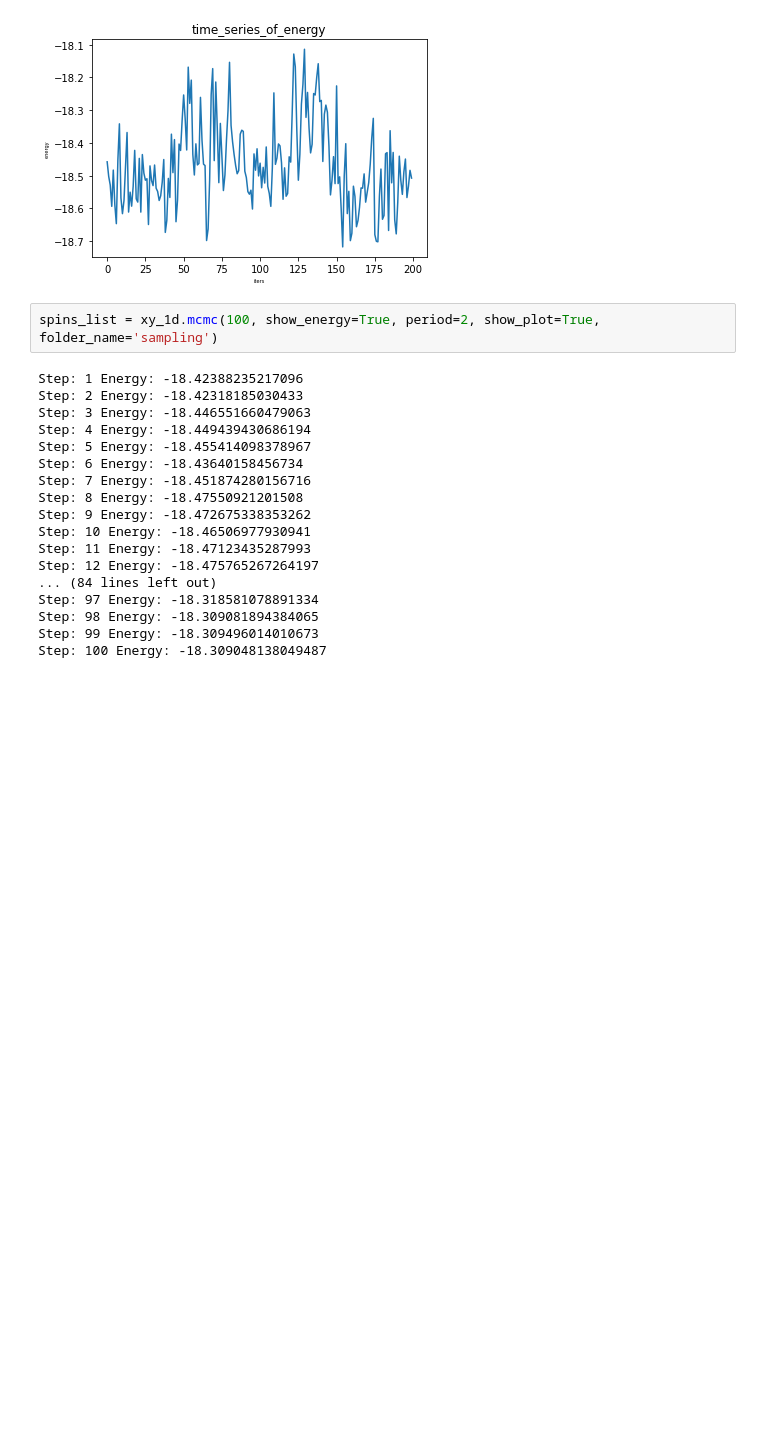
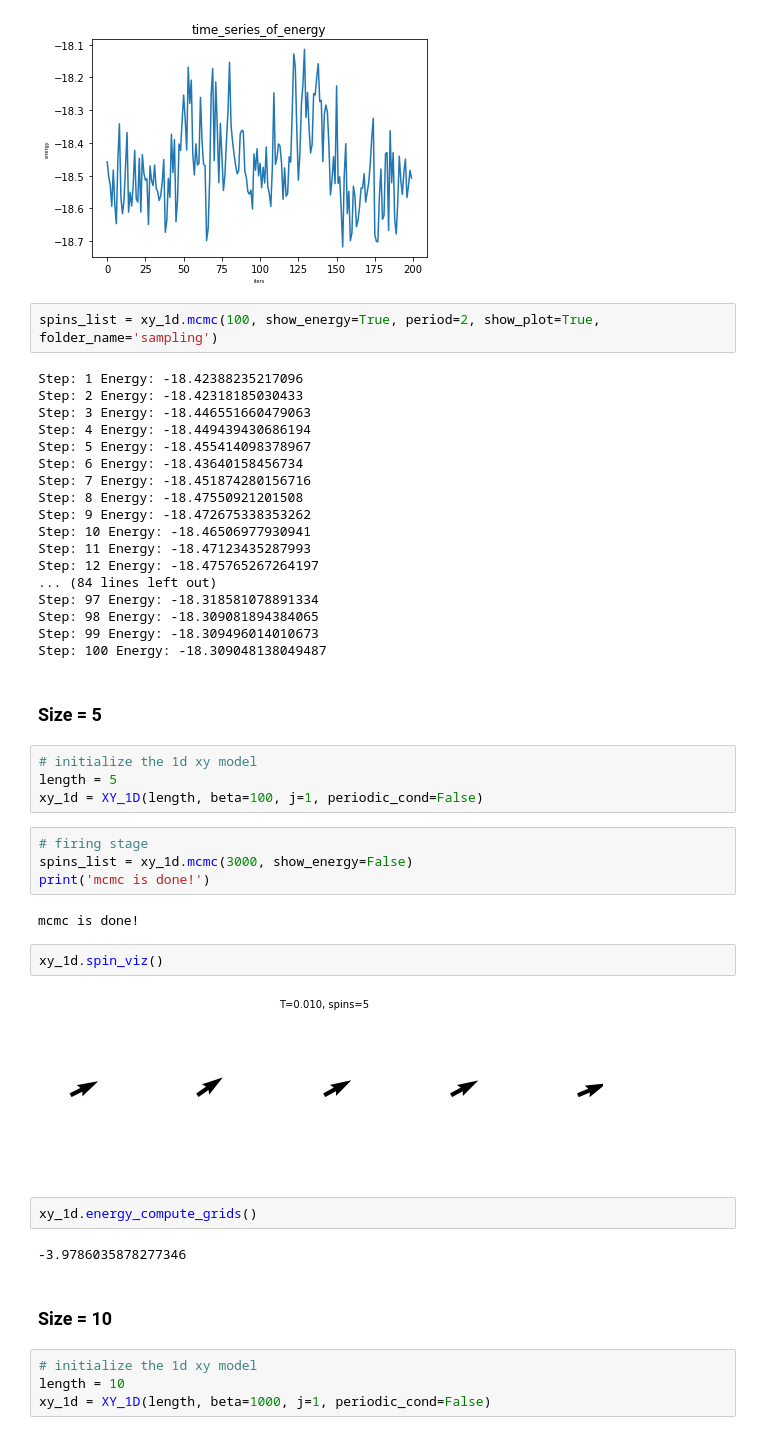
Before and after one commit to karlschwarz/Monte_Carlo_on_Statistical_Physics, a Jupyter notebook: xy_1d_metropolis.ipynb, the cells around one changed output. Drawn from its saved outputs; the diff is of its cells as text; blank space fills up the shorter version.

```diff
--- a/xy_1d_metropolis.ipynb
+++ b/xy_1d_metropolis.ipynb
@@ -220,3 +278,29 @@ Step: 97 Energy: -18.318581078891334
 Step: 98 Energy: -18.309081894384065
 Step: 99 Energy: -18.309496014010673
 Step: 100 Energy: -18.309048138049487
+# %% [markdown]
+### Size = 5
+# %%
+# initialize the 1d xy model
+length = 5
+xy_1d = XY_1D(length, beta=100, j=1, periodic_cond=False)
+# %%
+# firing stage
+spins_list = xy_1d.mcmc(3000, show_energy=False)
+print('mcmc is done!')
+# %% [output]
+mcmc is done!
+# %%
+xy_1d.spin_viz()
+# %% [output]
+[figure, added]
+# %%
+xy_1d.energy_compute_grids()
+# %% [output]
+-3.9786035878277346
+# %% [markdown]
+### Size = 10
+# %%
+# initialize the 1d xy model
+length = 10
+xy_1d = XY_1D(length, beta=1000, j=1, periodic_cond=False)
```
Also changed, not shown: parts of 42 cells of this notebook.
